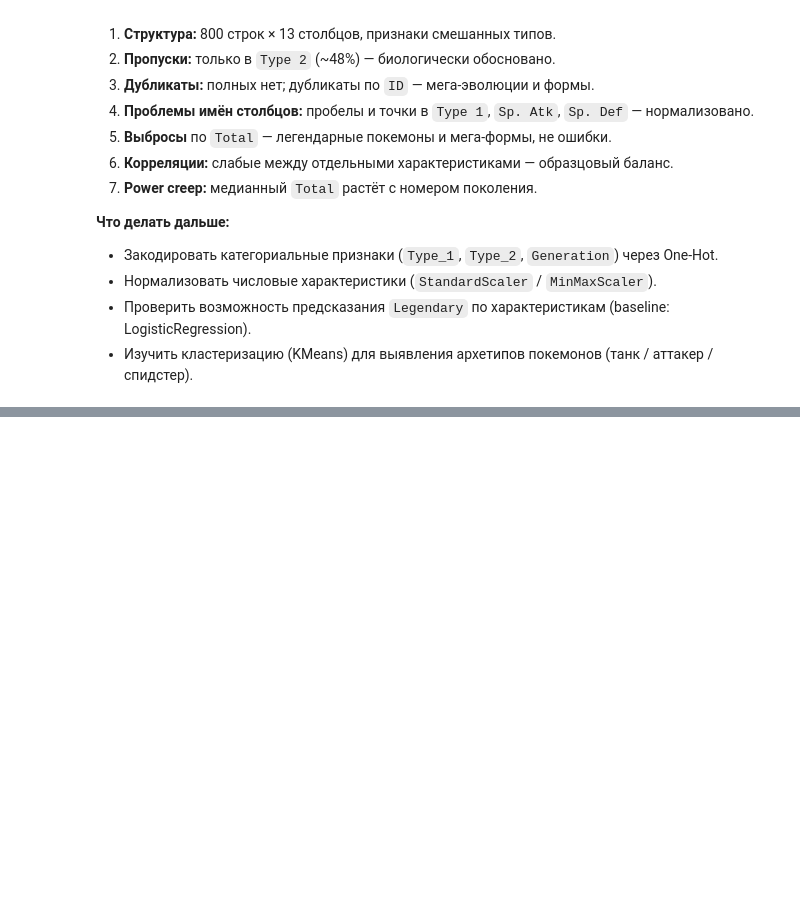
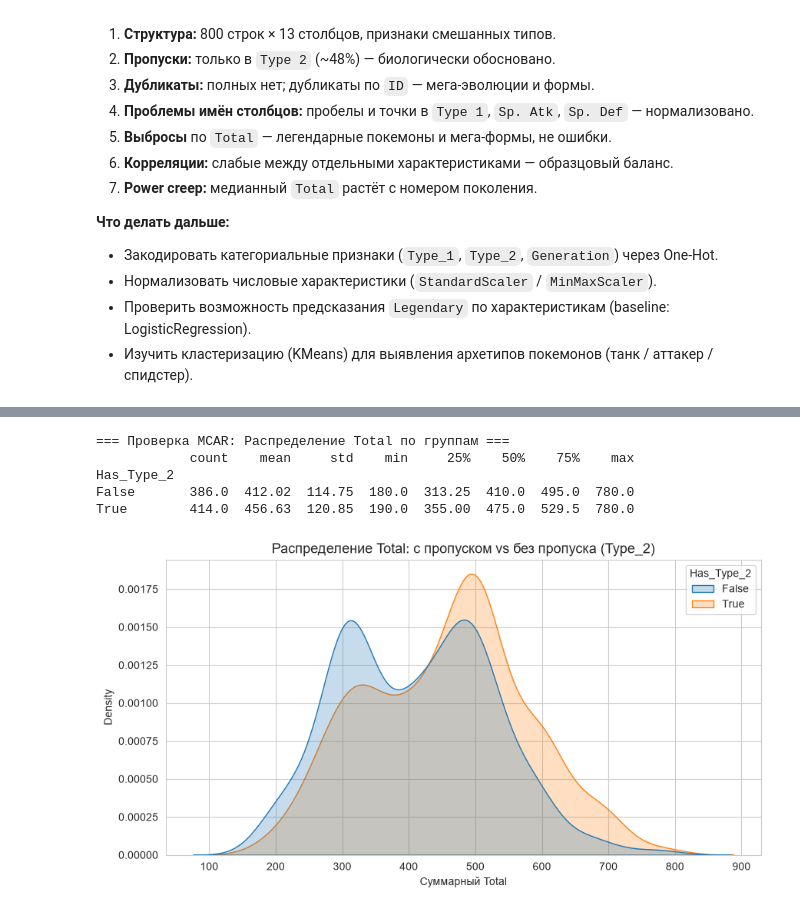
Before and after one commit to b0mbit0/GaninNS_Introduction_to_Intelligent_Data_Processing, a Jupyter notebook: notebooks/01_data_understanding.ipynb, the cells around one changed output, grey strips where cells are left out. Saved outputs shown, nothing was run; the diff lists cells and outputs as text; code cells hidden in the pictures; blank space fills up the shorter version.

```diff
--- a/notebooks/01_data_understanding.ipynb
+++ b/notebooks/01_data_understanding.ipynb
@@ -311,0 +314,12 @@ plt.show()
+# %%
+if 'Has_Type_2' not in df.columns:
+    df['Has_Type_2'] = df['Type_2'].notna()
+    print("Столбец 'Has_Type_2' создан.")
+
+if 'Is_Mega' not in df.columns:
+    df['Is_Mega'] = df['Name'].str.contains('Mega', case=False, na=False)
+    print("Столбец 'Is_Mega' создан.")
+
+print(f"\nПропусков в Type_2: {df['Type_2'].isna().sum()}")
+print(f"Покемонов с двумя типами: {df['Has_Type_2'].sum()}")
+print(f"Мега-эволюций: {df['Is_Mega'].sum()}")
@@ -311,0 +382,16 @@ plt.show()
+# %%
+print("=== Проверка MCAR: Распределение Total по группам ===")
+print(df.groupby('Has_Type_2')['Total'].describe().round(2))
+
+plt.figure(figsize=(10, 5))
+sns.kdeplot(data=df, x='Total', hue='Has_Type_2', fill=True)
+plt.title('Распределение Total: с пропуском vs без пропуска (Type_2)')
+plt.xlabel('Суммарный Total')
+plt.show()
+# %% [output]
+=== Проверка MCAR: Распределение Total по группам ===
+            count    mean     std    min     25%    50%    75%    max
+Has_Type_2
+False       386.0  412.02  114.75  180.0  313.25  410.0  495.0  780.0
+True        414.0  456.63  120.85  190.0  355.00  475.0  529.5  780.0
+[figure, added]
```
Also changed, not shown: parts of 20 cells of this notebook.
